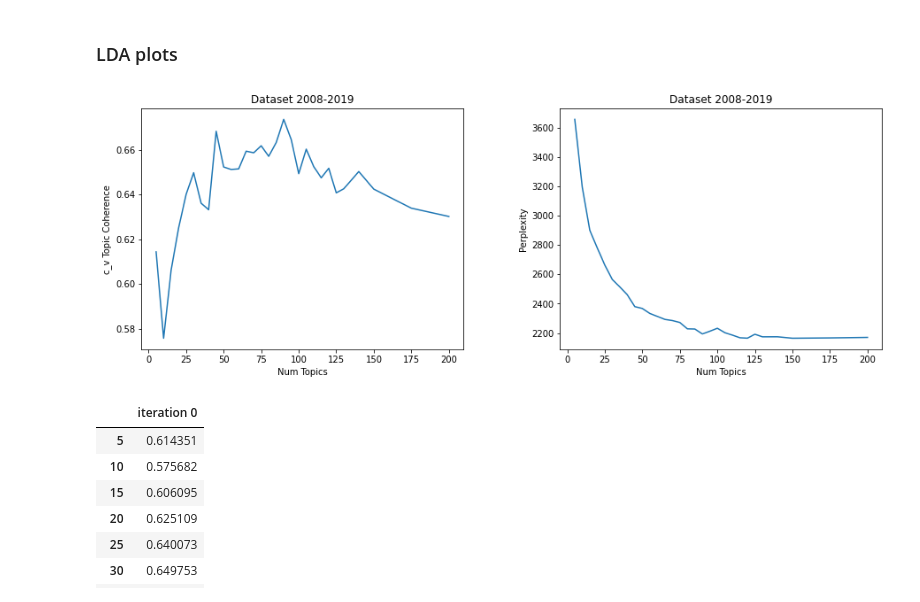
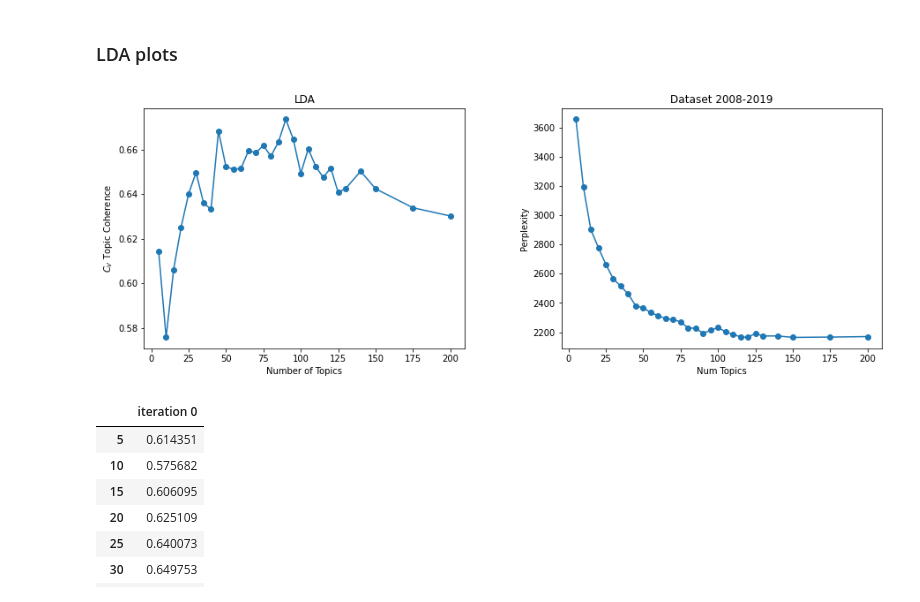
Before and after one commit to DSPG-Young-Scholars-Program/dspg20RnD, a Jupyter notebook: src/emerging_topics/topic_model_tuning/plot_tuning.ipynb, the cells around one changed output. Drawn from its saved outputs; the diff is of its cells as text; code cells hidden in the pictures.

```diff
--- a/src/emerging_topics/topic_model_tuning/plot_tuning.ipynb
+++ b/src/emerging_topics/topic_model_tuning/plot_tuning.ipynb
@@ -8,41 +8,41 @@ import matplotlib.pyplot as plt
 # %% [markdown]
 ### LDA plots
 # %%
-c1 = pd.read_pickle("lda_c.pkl")
-c2 = pd.read_pickle("lda_c2.pkl")
-c3 = pd.read_pickle("lda_c3.pkl")
+c1 = pd.read_pickle("./results/lda_c.pkl")
+c2 = pd.read_pickle("./results/lda_c2.pkl")
+c3 = pd.read_pickle("./results/lda_c3.pkl")
 
-p1 = pd.read_pickle("lda_p.pkl")
-p2 = pd.read_pickle("lda_p2.pkl")
-p3 = pd.read_pickle("lda_p3.pkl")
+p1 = pd.read_pickle("./results/lda_p.pkl")
+p2 = pd.read_pickle("./results/lda_p2.pkl")
+p3 = pd.read_pickle("./results/lda_p3.pkl")
 # %%
 coherence = list(c1["iteration 0"]) + list(c2["iteration 0"]) + list(c3["iteration 0"])
 perplexity = list(p1["iteration 0"]) + list(p2["iteration 0"]) + list(p3["iteration 0"])
 # %%
 # plot results
 
 n_topics = list(range(5,131,5)) + [140, 150, 175, 200]
 
 plt.figure(figsize=(15,5))
 plt.subplot(1,2,1)
-plt.plot(n_topics, coherence)
-plt.title("Dataset 2008-2019")
-plt.xlabel("Num Topics")
-plt.ylabel("c_v Topic Coherence")
+plt.plot(n_topics, coherence, marker='o')
+plt.title("LDA")
+plt.xlabel("Number of Topics")
+plt.ylabel("$C_{V}$ Topic Coherence")
 #plt.legend(("coherence"), loc='best')
 
 plt.subplot(1,2,2)
-plt.plot(n_topics, perplexity)
+plt.plot(n_topics, perplexity, marker='o')
 plt.title("Dataset 2008-2019")
 plt.xlabel("Num Topics")
 plt.ylabel("Perplexity")
 #plt.legend(("perplexity"), loc='best')
 
 plt.subplots_adjust(wspace=0.3)
 #plt.tight_layout()
 plt.show()
 # %% [output]
-[figure, old version]
+[figure, new version]
 # %%
 coherence
 # %% [output]
```
Also changed, not shown: parts of 2 cells of this notebook, 2 other files.
